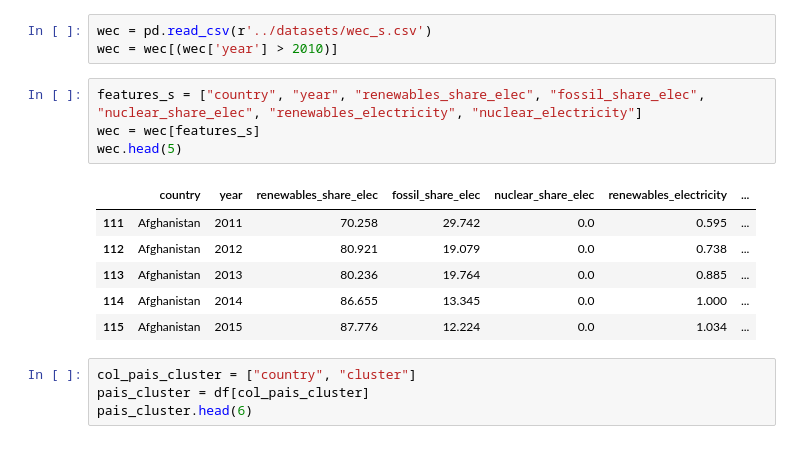
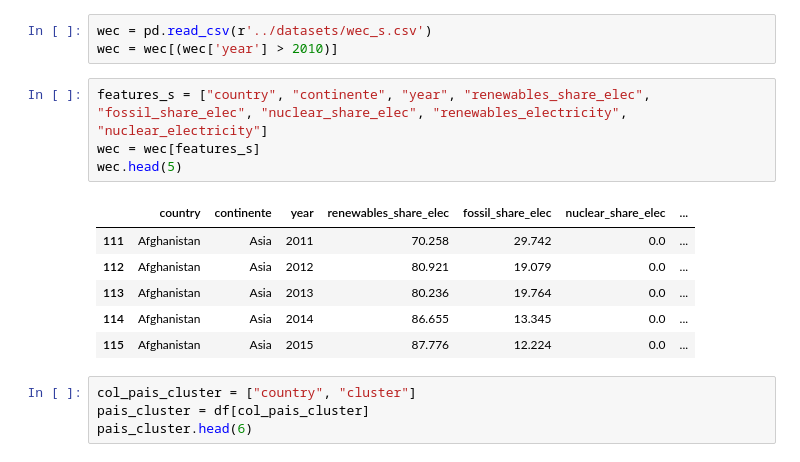
Before and after one commit to L-Ameneiro/EDA-Datasets, a Jupyter notebook: notebooks/modelo_no_supervisado.ipynb, the cells around one changed output. Cells and saved outputs as stored; diff of their text form.

```diff
--- a/notebooks/modelo_no_supervisado.ipynb
+++ b/notebooks/modelo_no_supervisado.ipynb
@@ -471,16 +471,16 @@ Es importante destacar que la electricidad consumida por un pais es solo una par
 wec = pd.read_csv(r'../datasets/wec_s.csv')
 wec = wec[(wec['year'] > 2010)]
 # %%
-features_s = ["country", "year", "renewables_share_elec", "fossil_share_elec", "nuclear_share_elec", "renewables_electricity", "nuclear_electricity"]
+features_s = ["country", "continente", "year", "renewables_share_elec", "fossil_share_elec", "nuclear_share_elec", "renewables_electricity", "nuclear_electricity"]
 wec = wec[features_s]
 wec.head(5)
 # %% [output]
-|  | country | year | renewables_share_elec | fossil_share_elec | nuclear_share_elec | renewables_electricity | ... |
-| 111 | Afghanistan | 2011 | 70.258 | 29.742 | 0.0 | 0.595 | ... |
-| 112 | Afghanistan | 2012 | 80.921 | 19.079 | 0.0 | 0.738 | ... |
-| 113 | Afghanistan | 2013 | 80.236 | 19.764 | 0.0 | 0.885 | ... |
-| 114 | Afghanistan | 2014 | 86.655 | 13.345 | 0.0 | 1.000 | ... |
-| 115 | Afghanistan | 2015 | 87.776 | 12.224 | 0.0 | 1.034 | ... |
+|  | country | continente | year | renewables_share_elec | fossil_share_elec | nuclear_share_elec | ... |
+| 111 | Afghanistan | Asia | 2011 | 70.258 | 29.742 | 0.0 | ... |
+| 112 | Afghanistan | Asia | 2012 | 80.921 | 19.079 | 0.0 | ... |
+| 113 | Afghanistan | Asia | 2013 | 80.236 | 19.764 | 0.0 | ... |
+| 114 | Afghanistan | Asia | 2014 | 86.655 | 13.345 | 0.0 | ... |
+| 115 | Afghanistan | Asia | 2015 | 87.776 | 12.224 | 0.0 | ... |
 # %%
 col_pais_cluster = ["country", "cluster"]
 pais_cluster = df[col_pais_cluster]
```
Also changed, not shown: parts of 6 cells of this notebook, 1 other file.
